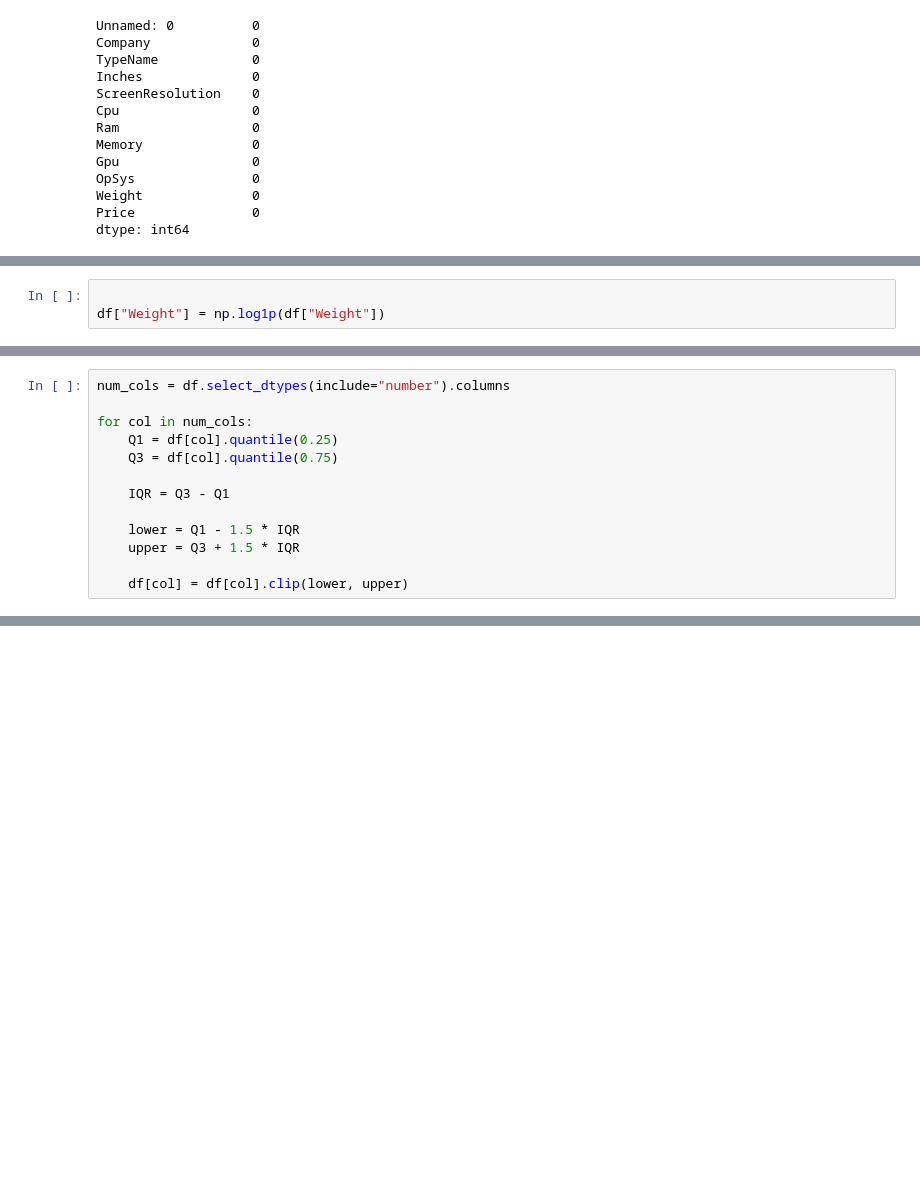
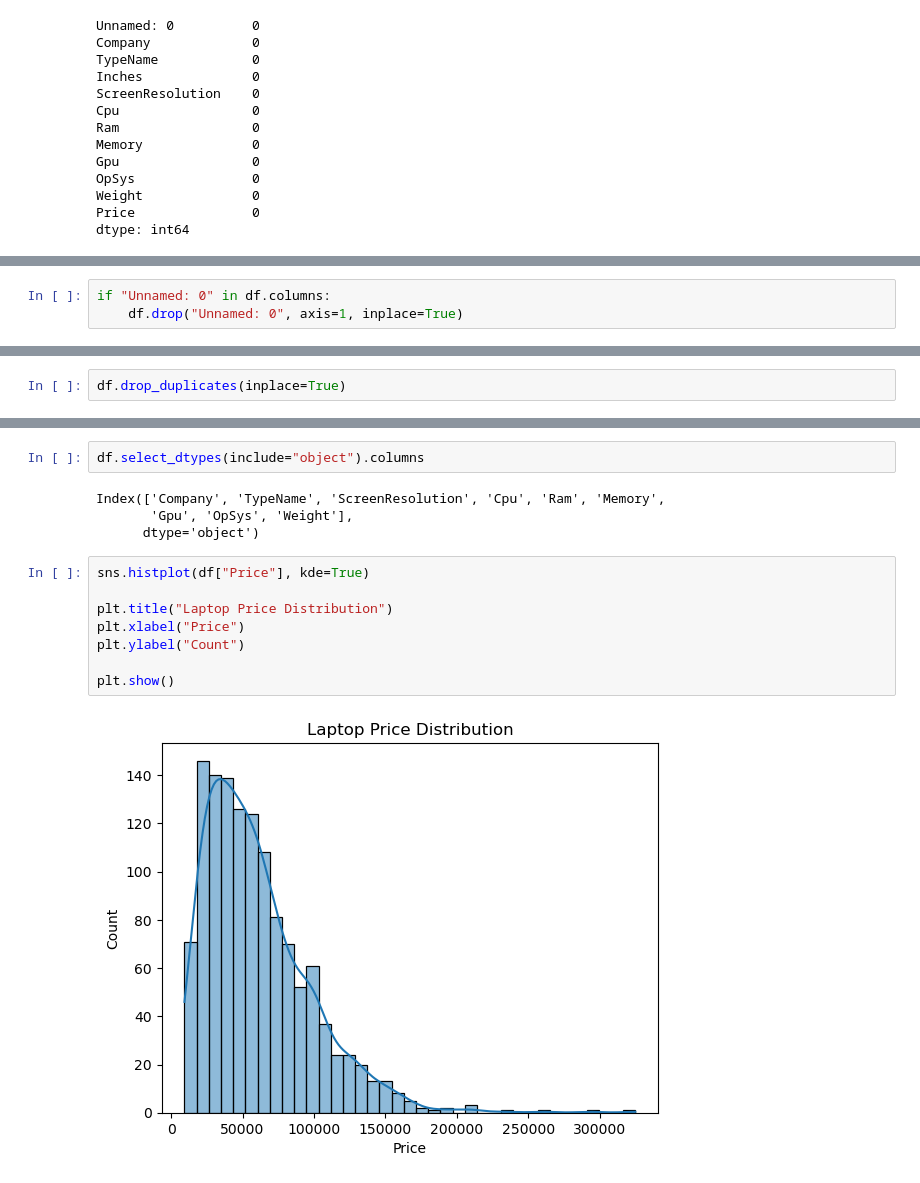
Before and after one commit to cyber-shreyash/laptop_price_predictor, a Jupyter notebook: laptop_price_predictor.ipynb, the cells around one changed output, grey strips where cells are left out. Drawn from its saved outputs; the diff is of its cells as text; blank space fills up the shorter version.

```diff
--- a/laptop_price_predictor.ipynb
+++ b/laptop_price_predictor.ipynb
@@ -257,3 +52,0 @@ np.float64(1.1449629048446939)
-# %%
-
-df["Weight"] = np.log1p(df["Weight"])
@@ -306,13 +52,0 @@ Number of outliers: 39
-# %%
-num_cols = df.select_dtypes(include="number").columns
-
-for col in num_cols:
-    Q1 = df[col].quantile(0.25)
-    Q3 = df[col].quantile(0.75)
-
-    IQR = Q3 - Q1
-
-    lower = Q1 - 1.5 * IQR
-    upper = Q3 + 1.5 * IQR
-
-    df[col] = df[col].clip(lower, upper)
@@ -537,0 +53,3 @@ print(f"R² Score: {r2:.4f}")
+# %%
+if "Unnamed: 0" in df.columns:
+    df.drop("Unnamed: 0", axis=1, inplace=True)
@@ -537,0 +65,2 @@ print(f"R² Score: {r2:.4f}")
+# %%
+df.drop_duplicates(inplace=True)
@@ -537,0 +79,16 @@ print(f"R² Score: {r2:.4f}")
+# %%
+df.select_dtypes(include="object").columns
+# %% [output]
+Index(['Company', 'TypeName', 'ScreenResolution', 'Cpu', 'Ram', 'Memory',
+       'Gpu', 'OpSys', 'Weight'],
+      dtype='object')
+# %%
+sns.histplot(df["Price"], kde=True)
+
+plt.title("Laptop Price Distribution")
+plt.xlabel("Price")
+plt.ylabel("Count")
+
+plt.show()
+# %% [output]
+[figure, added]
```
Also changed, not shown: parts of 79 cells of this notebook, 2 other files.
